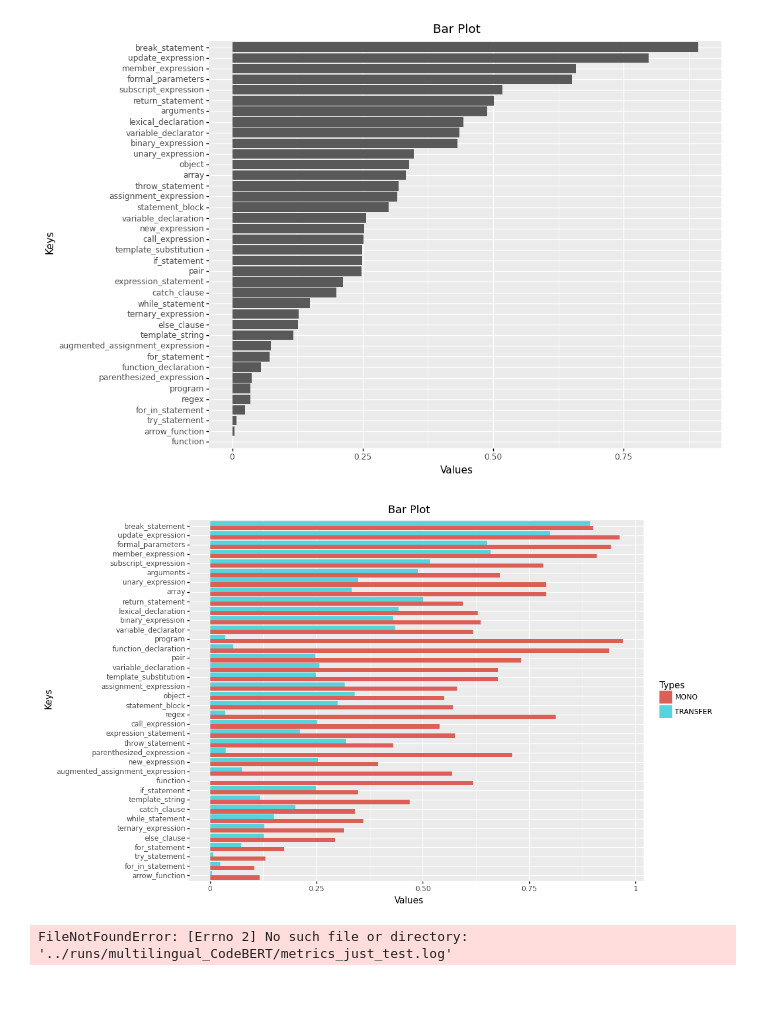
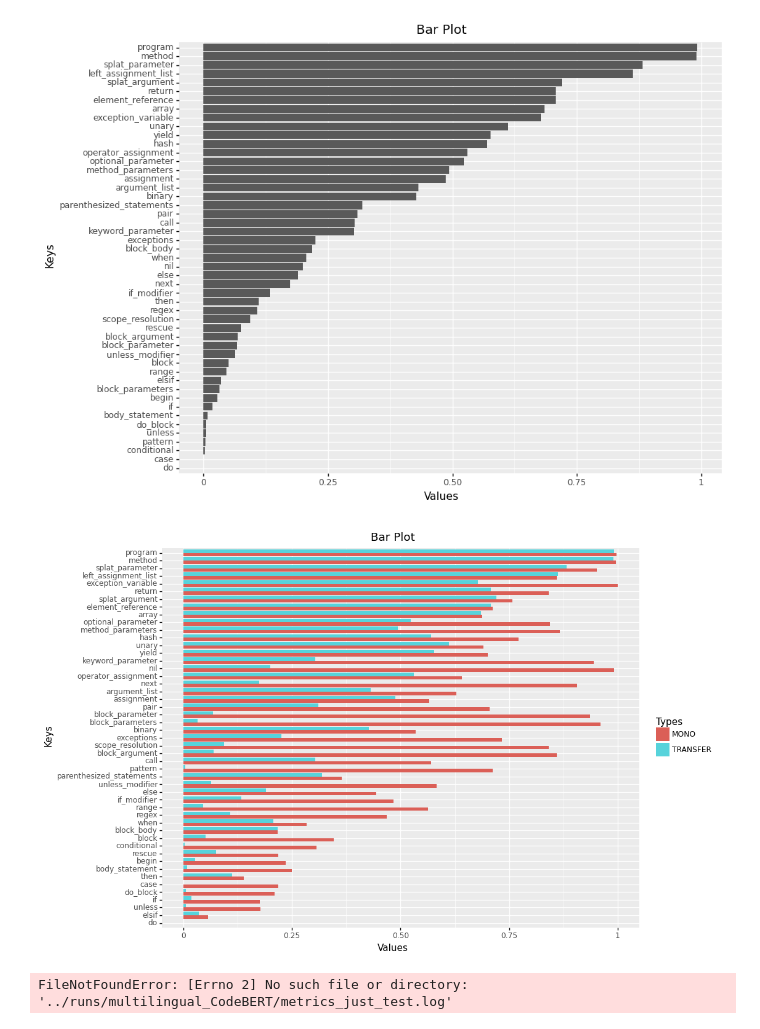
Before and after one commit to Antolin1/multilingual-ast-probe, a Jupyter notebook: notebook/non-terminals.ipynb, the cells around one changed output. Cells and saved outputs as stored; diff of their text form; code cells hidden in the pictures; blank space fills up the shorter version.

```diff
--- a/notebook/non-terminals.ipynb
+++ b/notebook/non-terminals.ipynb
@@ -58,7 +58,7 @@ def create_barplot_compare(data_dict, data_dict_2):
 import numpy as np
 
 min_snippets = 100
-l = 'javascript'
+l = 'ruby'
 
 recalls = recall_languages[l]
 sizes = {x: len(y) for x, y in recalls.items()}
@@ -69,20 +69,20 @@ create_barplot(means)
 # %%
-source = 'csharp'
+source = 'python'
 target = l
 path = f'../transfer/{source}_{target}.log'
 with open(path, 'rb') as f:
     data = pickle.load(f)
 recall_source_target = data['recall_nonterminals']
 recalls = {x: y for x, y in recall_source_target.items()}
 sizes = {x: len(y) for x, y in recalls.items()}
 means_2 = {x: np.mean(y) for x, y in recalls.items() if sizes[x] >= min_snippets}
 create_barplot(means_2)
 # %% [output]
-[figure, old version]
+[figure, new version]
 # %%
 create_barplot_compare(means, means_2)
 # %% [output]
-[figure, old version]
+[figure, new version]
 # %%
 create_barplot_compare(data_dict, data_dict_2)
 # %%
```
Also changed, not shown: parts of 1 cell of this notebook, 1 other file.
